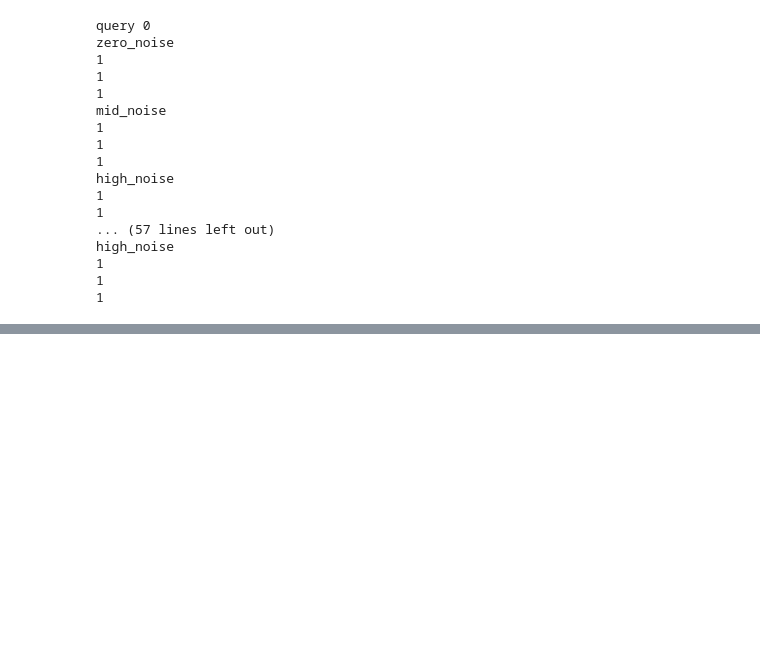
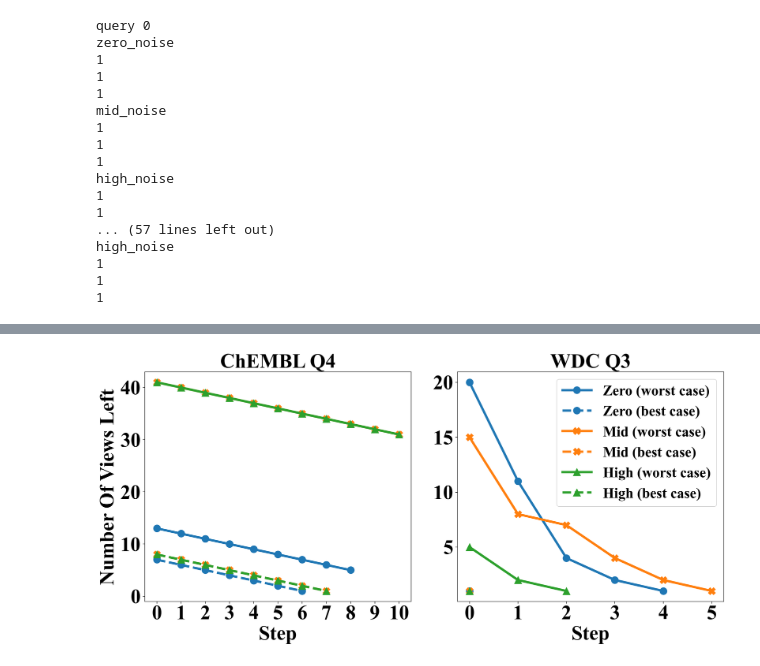
Before and after one commit to TheDataStation/ver, a Jupyter notebook: DoD/plot_baseline.ipynb, the cells around one changed output, grey strips where cells are left out. Saved outputs shown, nothing was run; the diff lists cells and outputs as text; code cells hidden in the pictures; blank space fills up the shorter version.

```diff
--- a/DoD/plot_baseline.ipynb
+++ b/DoD/plot_baseline.ipynb
@@ -536,0 +987,62 @@ defaultdict(<function <lambda> at 0x...>, {'zero_noise': defaultdict(<function <
+# %%
+plt.rcParams["font.family"] = "Times New Roman"
+plt.rcParams["font.size"] = "35"
+plt.rcParams["font.weight"] = "bold"
+
+prop_cycle = plt.rcParams['axes.prop_cycle']
+colors = prop_cycle.by_key()['color'][:3]
+markers = ['o', 'X', '^']
+
+worst_cases = [[[13, 12, 11, 10, 9, 8, 7, 6, 5], [41, 40, 39, 38, 37, 36, 35, 34, 33, 32, 31], [41, 40, 39, 38, 37, 36, 35, 34, 33, 32, 31]],
+               [[20, 11, 4, 2, 1], [15, 8, 7, 4, 2, 1], [5, 2, 1]]]
+best_cases = [[[7, 6, 5, 4, 3, 2, 1], [8, 7, 6, 5, 4, 3, 2, 1], [8, 7, 6, 5, 4, 3, 2, 1]],
+              [[1], [1], [1]]]
+
+fig, ax = plt.subplots(1, 2, figsize=(16, 8))
+
+for i in range(2):
+    ax[i].yaxis.get_major_locator().set_params(integer=True)
+    max_len = max([len(l) for l in worst_cases[i]])
+    x_axis = [j for j in range(max_len)]
+
+    for j, noise in enumerate(["Zero", "Mid", "High"]):
+
+        worst_case = worst_cases[i][j]
+        best_case = best_cases[i][j]
+
+        worst_case += [np.nan] * (len(x_axis) - len(worst_case))
+        best_case += [np.nan] * (len(x_axis) - len(best_case))
+
+        if i == 1:
+            ax[i].plot(x_axis, worst_case, color=colors[j], linewidth=4, linestyle='-', markersize=12, marker=markers[j], label=noise + " (worst case)")
+            ax[i].plot(x_axis, best_case, color=colors[j], linewidth=4, linestyle='--', markersize=12, marker=markers[j], label=noise + " (best case)")
+        else:
+            ax[i].plot(x_axis, worst_case, color=colors[j], linewidth=4, linestyle='-', markersize=12, marker=markers[j])
+            ax[i].plot(x_axis, best_case, color=colors[j], linewidth=4, linestyle='--', markersize=12, marker=markers[j])
+
+    # fig.subplots_adjust(bottom=0.3, wspace=0.33)
+    ax[i].set_xticks(x_axis)
+    if i == 0:
+        ax[i].set_title("ChEMBL Q4", fontweight='bold', fontsize='35')
+    else:
+        ax[i].set_title("WDC Q3", fontweight='bold', fontsize='35')
+
+ax[1].legend(fontsize='25')
+for a in ax.flat:
+    a.set_xlabel('Step', fontweight='bold', fontsize='35')
+    # a.set_ylabel('Number Of Views Left', fontweight='bold', fontsize='35')
+
+# Hide x labels and tick labels for top plots and y ticks for right plots.
+# for a in ax.flat:
+#     a.label_outer()
+# y_ticks = [i for i in range(min(best_case), max(worst_case) + 1)]
+# plt.yticks(y_ticks)
+# plt.title("Number of views left at each step after pruning using contradictory signals")
+ax[0].set_ylabel('Number Of Views Left', fontweight='bold', fontsize='35')
+plt.tight_layout()
+plot_fn = "./test_dir/num_views_left.pdf"
+plt.savefig(plot_fn)
+plt.show()
+plt.close()
+# %% [output]
+[figure, added]
```
Also changed, not shown: parts of 8 cells of this notebook, 8 other files.
